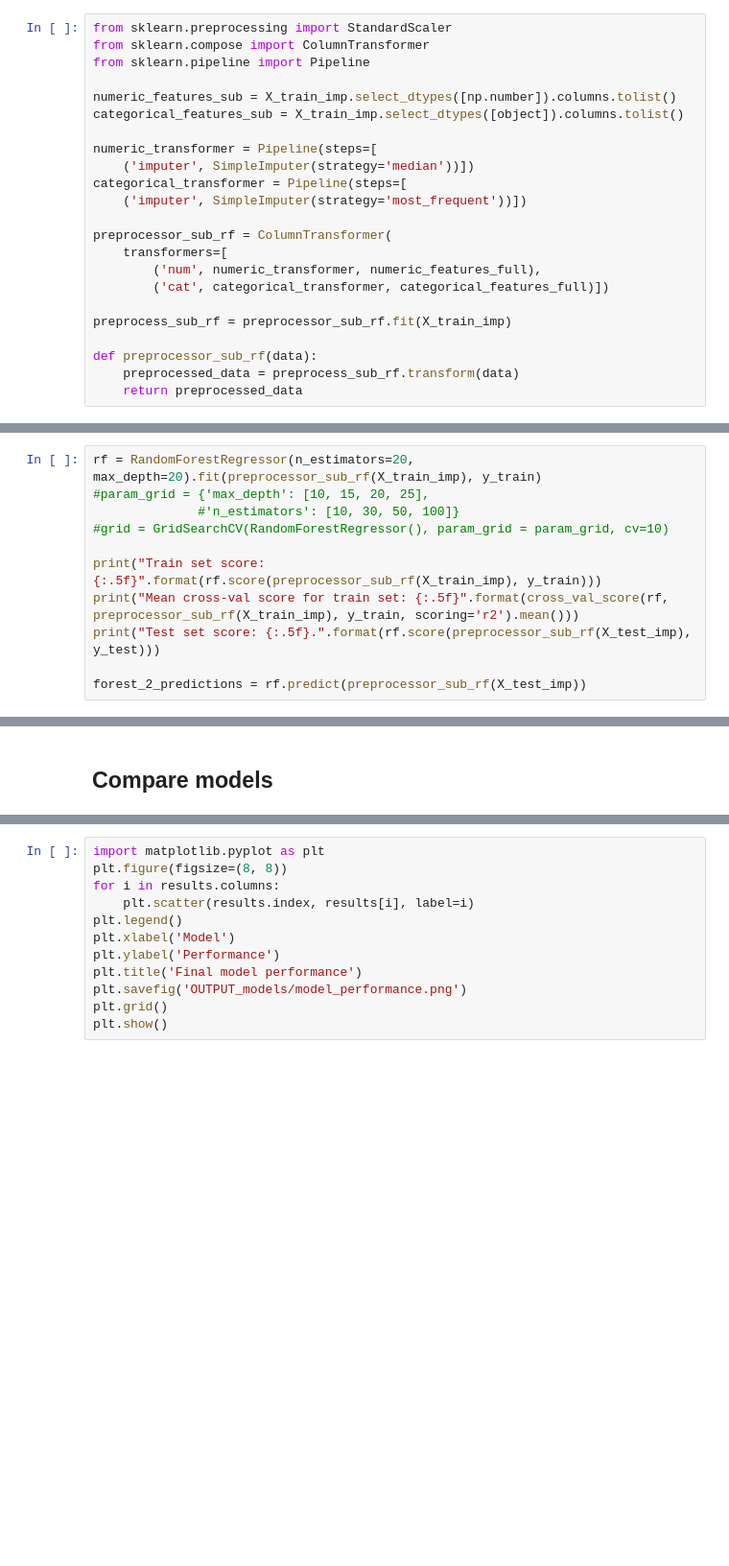
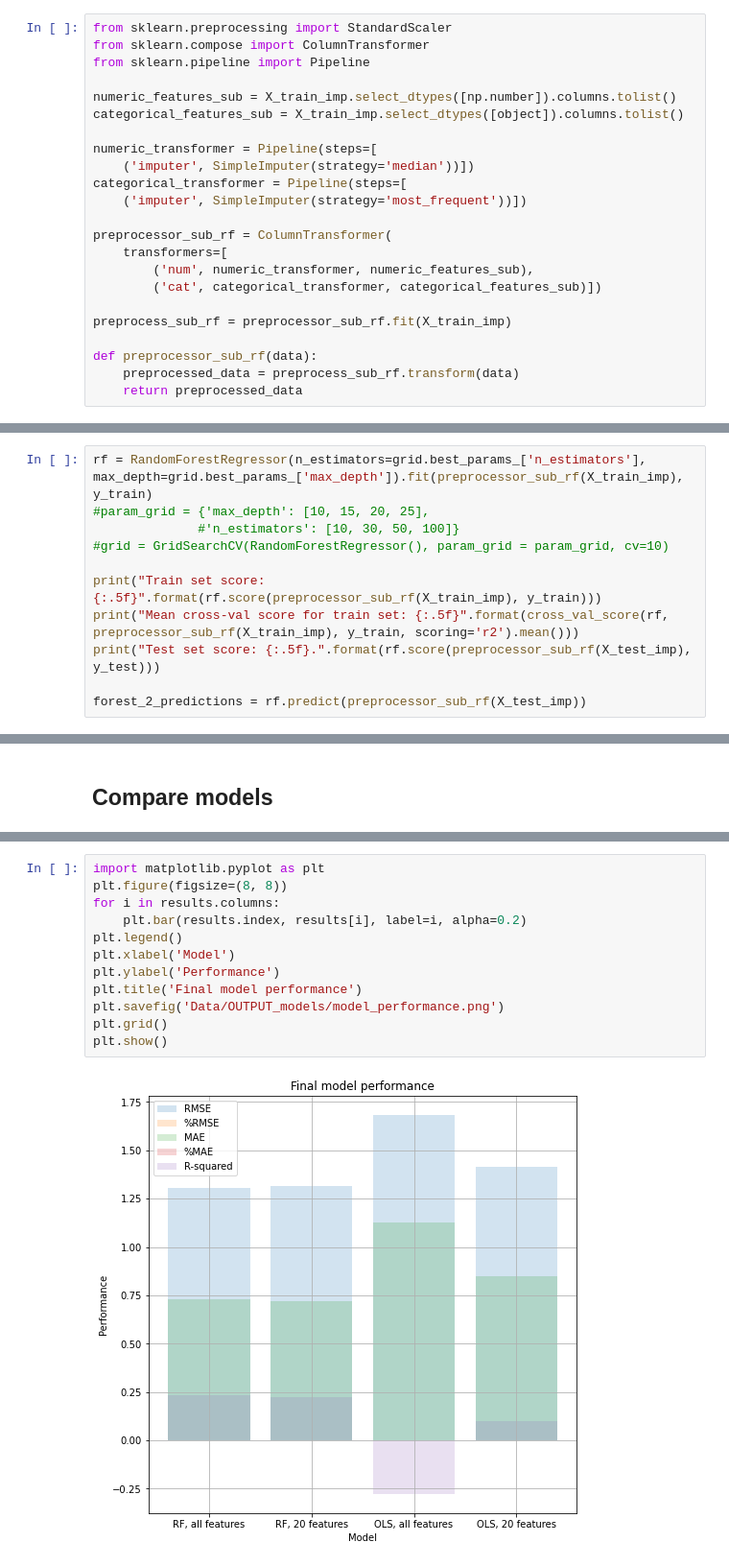
Before and after one commit to lprockop/MastersThesis, a Jupyter notebook: MASTER_MODELS.ipynb, the cells around one changed output, grey strips where cells are left out. Shown: that part at 96% size. Cells and saved outputs as stored; diff of their text form; blank space fills up the shorter version.

```diff
--- a/MASTER_MODELS.ipynb
+++ b/MASTER_MODELS.ipynb
@@ -151,8 +158,8 @@ categorical_transformer = Pipeline(steps=[
 
 preprocessor_sub_rf = ColumnTransformer(
     transformers=[
-        ('num', numeric_transformer, numeric_features_full),
-        ('cat', categorical_transformer, categorical_features_full)])
+        ('num', numeric_transformer, numeric_features_sub),
+        ('cat', categorical_transformer, categorical_features_sub)])
 
 preprocess_sub_rf = preprocessor_sub_rf.fit(X_train_imp)
 
@@ -162,7 +169,7 @@ def preprocessor_sub_rf(data):
 # %% [markdown]
 #### RF, subset
 # %%
-rf = RandomForestRegressor(n_estimators=20, max_depth=20).fit(preprocessor_sub_rf(X_train_imp), y_train)
+rf = RandomForestRegressor(n_estimators=grid.best_params_['n_estimators'], max_depth=grid.best_params_['max_depth']).fit(preprocessor_sub_rf(X_train_imp), y_train)
 #param_grid = {'max_depth': [10, 15, 20, 25],
               #'n_estimators': [10, 30, 50, 100]}
 #grid = GridSearchCV(RandomForestRegressor(), param_grid = param_grid, cv=10)
@@ -341,15 +371,17 @@ results
 # %%
 import matplotlib.pyplot as plt
 plt.figure(figsize=(8, 8))
 for i in results.columns:
-    plt.scatter(results.index, results[i], label=i)
+    plt.bar(results.index, results[i], label=i, alpha=0.2)
 plt.legend()
 plt.xlabel('Model')
 plt.ylabel('Performance')
 plt.title('Final model performance')
-plt.savefig('OUTPUT_models/model_performance.png')
+plt.savefig('Data/OUTPUT_models/model_performance.png')
 plt.grid()
 plt.show()
+# %% [output]
+[figure, added]
 # %%
 #hit rates
 y_test_for_hit_rate = list(y_test)
```
Also changed, not shown: parts of 11 cells of this notebook, 27 other files.
